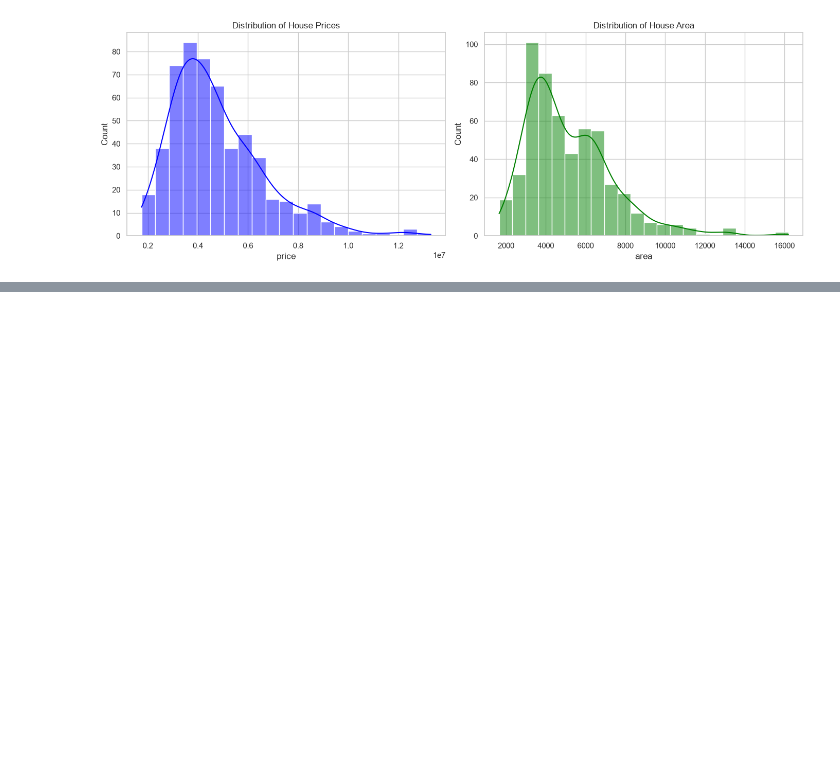
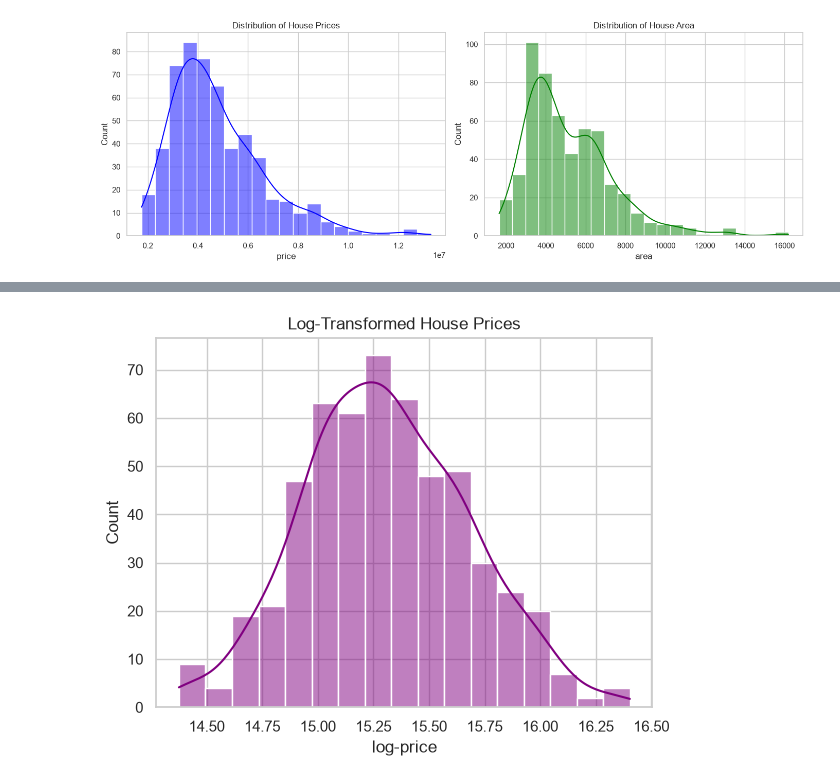
Before and after one commit to GauravGawade2008/python, a Jupyter notebook: house-price-prediction/notebooks/eda-and-feature-engineering.ipynb, the cells around one changed output, grey strips where cells are left out. Saved outputs shown, nothing was run; the diff lists cells and outputs as text; code cells hidden in the pictures; blank space fills up the shorter version.

```diff
--- a/house-price-prediction/notebooks/eda-and-feature-engineering.ipynb
+++ b/house-price-prediction/notebooks/eda-and-feature-engineering.ipynb
@@ -58,0 +59,8 @@ print(df
+# %%
+df['log-price'] = np.log1p(df['price'])
+
+sns.histplot(df['log-price'], kde=True, color='purple')
+plt.title('Log-Transformed House Prices')
+plt.show()
+# %% [output]
+[figure, added]
```
Also changed, not shown: parts of 13 cells of this notebook.
